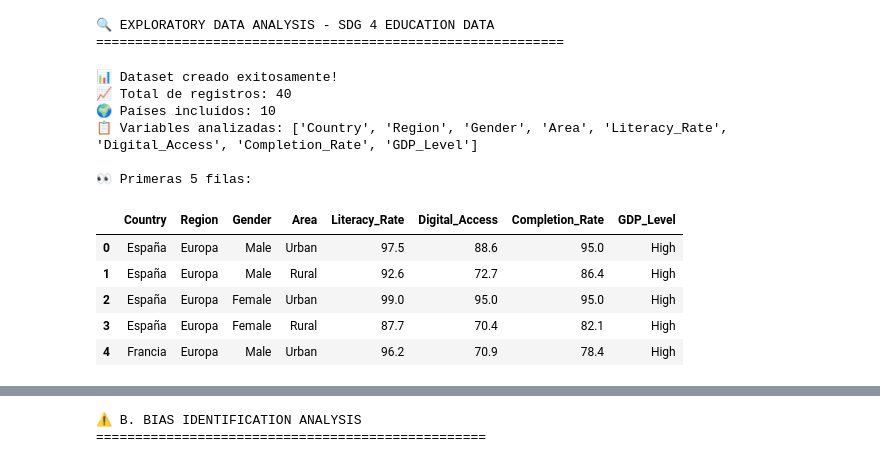
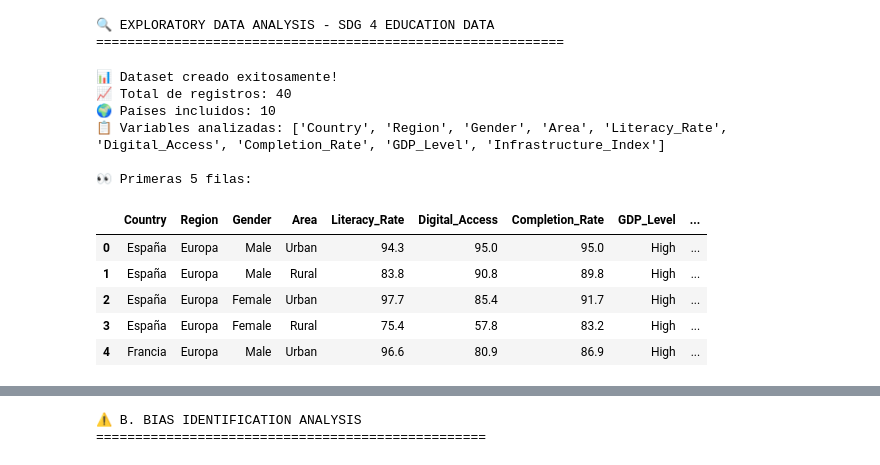
Before and after one commit to kik2025/CarrerPath.io, a Jupyter notebook: Erika_Sustainable_AI_Education_Analysis.ipynb, the cells around one changed output, grey strips where cells are left out. Cells and saved outputs as stored; diff of their text form; code cells hidden in the pictures.

```diff
--- a/Erika_Sustainable_AI_Education_Analysis.ipynb
+++ b/Erika_Sustainable_AI_Education_Analysis.ipynb
@@ -852,68 +858,83 @@ countries = ['España', 'Francia', 'Alemania', 'Brasil', 'India', 'Nigeria',
             'Japón', 'México', 'Kenia', 'Bangladesh']
 regions = ['Europa', 'Europa', 'Europa', 'América', 'Asia', 'África',
           'Asia', 'América', 'África', 'Asia']
+gdp_levels = ['High', 'High', 'High', 'Low', 'Medium', 'Low',
+             'Medium', 'Low', 'Low', 'Medium'] # Adjusted GDP levels to better match original data structure
 
 # Crear dataset simulado
 data = []
 for i, country in enumerate(countries):
     for gender in ['Male', 'Female']:
         for area in ['Urban', 'Rural']:
-            # Simular diferentes niveles de acceso según la región
-            base_literacy = 95 if regions[i] in ['Europa', 'Asia'] else 80
-            base_digital = 90 if regions[i] in ['Europa', 'Asia'] else 60
+            # Simular different levels based on GDP and Region
+            base_literacy = 95 if gdp_levels[i] == 'High' else (80 if gdp_levels[i] == 'Medium' else 60)
+            base_digital = 90 if gdp_levels[i] == 'High' else (70 if gdp_levels[i] == 'Medium' else 40)
+            base_completion = base_literacy * 0.8 + base_digital * 0.2
+
+            # Simulate Infrastructure Index based on GDP level and Region
+            base_infra = 90 if gdp_levels[i] == 'High' else (70 if gdp_levels[i] == 'Medium' else 50)
+            infrastructure_index = max(40, min(98, base_infra + np.random.normal(0, 5)))
+
 
             # Añadir variaciones realistas
             literacy_rate = base_literacy + np.random.normal(0, 5)
             digital_access = base_digital + np.random.normal(0, 10)
-            completion_rate = (literacy_rate + digital_access) / 2 + np.random.normal(0, 3)
+            completion_rate = base_completion + np.random.normal(0, 5)
+
 
             # Simular bias: rural y mujeres tienen menos acceso
             if area == 'Rural':
                 literacy_rate -= 10
                 digital_access -= 15
                 completion_rate -= 8
-            if gender == 'Female' and regions[i] == 'África':
+                infrastructure_index -= 10 # Rural areas have lower infrastructure
+
+            if gender == 'Female' and gdp_levels[i] in ['Low', 'Medium']:
                 literacy_rate -= 5
                 completion_rate -= 3
+                digital_access -= 5 # Gender bias also affects digital access
 
             # Asegurar que estén en rangos realistas
             literacy_rate = max(40, min(99, literacy_rate))
             digital_access = max(20, min(95, digital_access))
             completion_rate = max(30, min(95, completion_rate))
+            infrastructure_index = max(30, min(98, infrastructure_index))
+
 
             data.append({
                 'Country': country,
                 'Region': regions[i],
                 'Gender': gender,
                 'Area': area,
                 'Literacy_Rate': round(literacy_rate, 1),
                 'Digital_Access': round(digital_access, 1),
                 'Completion_Rate': round(completion_rate, 1),
-                'GDP_Level': 'High' if regions[i] == 'Europa' else 'Medium' if regions[i] == 'Asia' else 'Low'
+                'GDP_Level': gdp_levels[i],
+                'Infrastructure_Index': round(infrastructure_index, 1) # Added Infrastructure_Index
             })
 
 # Convertir a DataFrame (tabla de trabajo)
 df_education = pd.DataFrame(data)
 
 print("📊 Dataset creado exitosamente!")
 print(f"📈 Total de registros: {len(df_education)}")
 print(f"🌍 Países incluidos: {len(df_education['Country'].unique())}")
 print(f"📋 Variables analizadas: {list(df_education.columns)}")
 print("\n👀 Primeras 5 filas:")
-df_education.head()
+display(df_education.head())
 # %% [output]
 📊 Dataset creado exitosamente!
 📈 Total de registros: 40
 🌍 Países incluidos: 10
-📋 Variables analizadas: ['Country', 'Region', 'Gender', 'Area', 'Literacy_Rate', 'Digital_Access', 'Completion_Rate', 'GDP_Level']
+📋 Variables analizadas: ['Country', 'Region', 'Gender', 'Area', 'Literacy_Rate', 'Digital_Access', 'Completion_Rate', 'GDP_Level', 'Infrastructure_Index']
 
 👀 Primeras 5 filas:
-|  | Country | Region | Gender | Area | Literacy_Rate | Digital_Access | Completion_Rate | GDP_Level |
-| 0 | España | Europa | Male | Urban | 97.5 | 88.6 | 95.0 | High |
-| 1 | España | Europa | Male | Rural | 92.6 | 72.7 | 86.4 | High |
-| 2 | España | Europa | Female | Urban | 99.0 | 95.0 | 95.0 | High |
-| 3 | España | Europa | Female | Rural | 87.7 | 70.4 | 82.1 | High |
-| 4 | Francia | Europa | Male | Urban | 96.2 | 70.9 | 78.4 | High |
+|  | Country | Region | Gender | Area | Literacy_Rate | Digital_Access | Completion_Rate | GDP_Level | ... |
+| 0 | España | Europa | Male | Urban | 94.3 | 95.0 | 95.0 | High | ... |
+| 1 | España | Europa | Male | Rural | 83.8 | 90.8 | 89.8 | High | ... |
+| 2 | España | Europa | Female | Urban | 97.7 | 85.4 | 91.7 | High | ... |
+| 3 | España | Europa | Female | Rural | 75.4 | 57.8 | 83.2 | High | ... |
+| 4 | Francia | Europa | Male | Urban | 96.6 | 80.9 | 86.9 | High | ... |
 # %%
 # ===== EXPLORATORY DATA ANALYSIS =====
 
```
Also changed, not shown: parts of 10 cells of this notebook.
